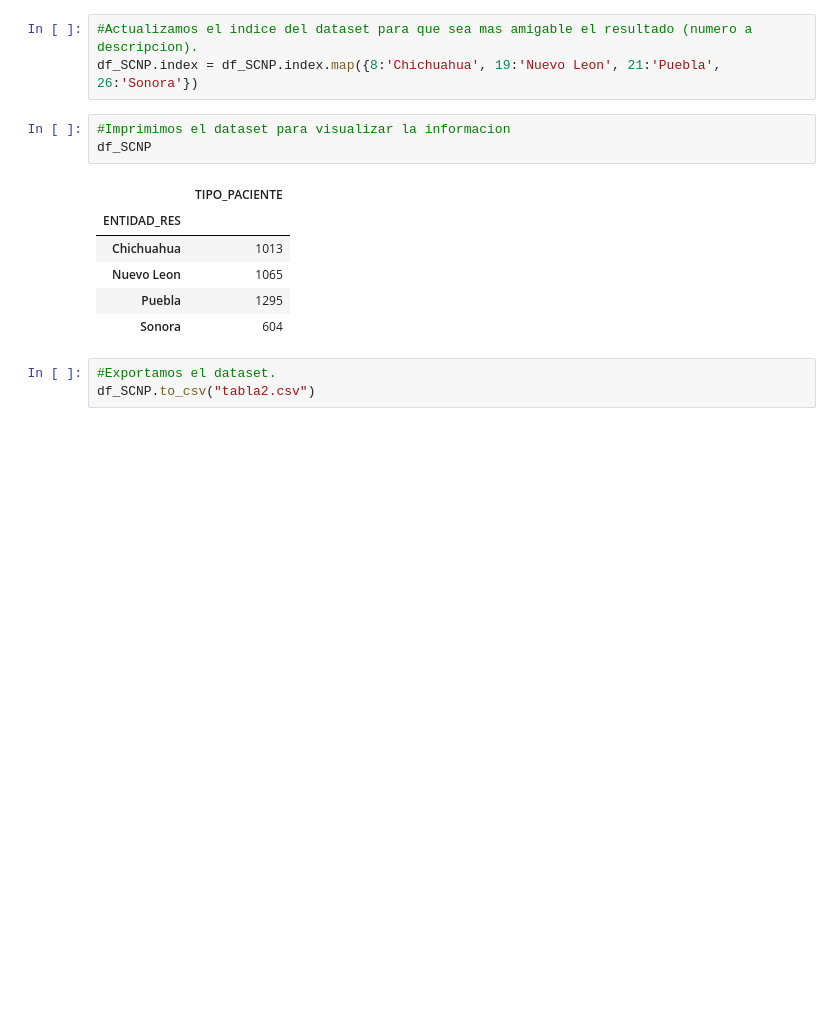
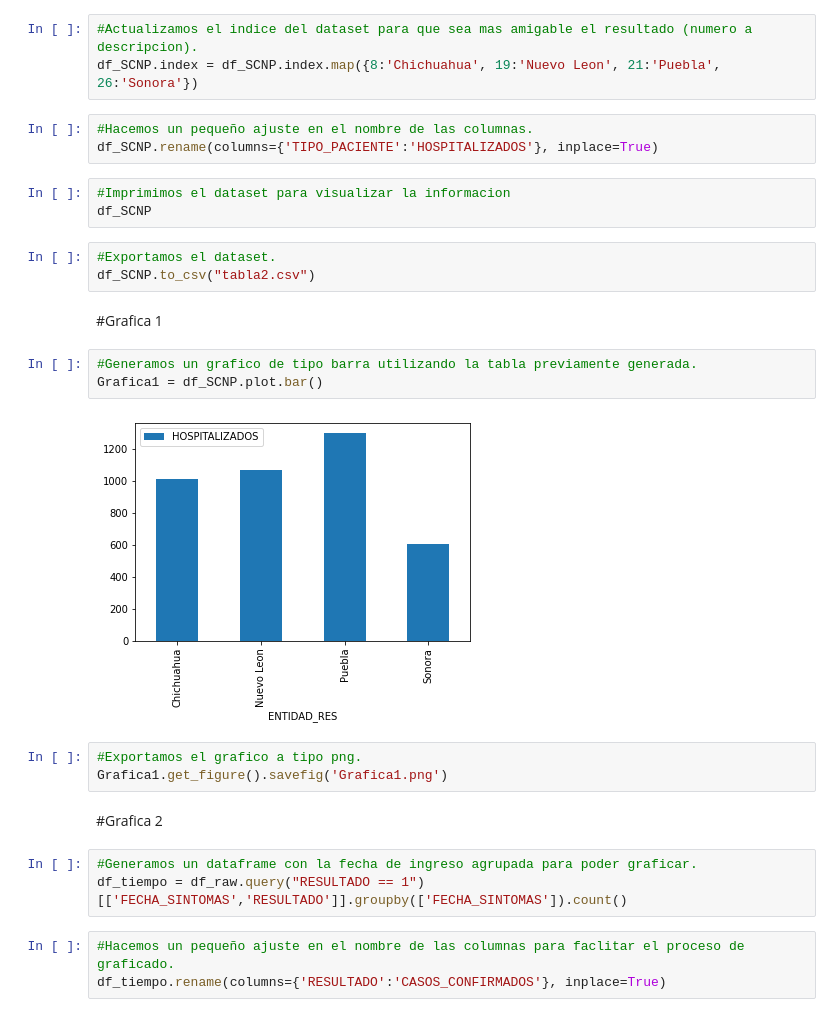
Before and after one commit to Igonzalezz/examen-prog, a Jupyter notebook: Examen_Irving_Gonzalez/Examen_MCD_Irving_Gonzalez.ipynb, the cells around one changed output. Drawn from its saved outputs; the diff is of its cells as text; blank space fills up the shorter version.

Commit message:
Graficos

```diff
--- a/Examen_Irving_Gonzalez/Examen_MCD_Irving_Gonzalez.ipynb
+++ b/Examen_Irving_Gonzalez/Examen_MCD_Irving_Gonzalez.ipynb
@@ -40,16 +40,30 @@ df_SCNP = df_raw.query("ENTIDAD_RES == [8,19,21,26] and TIPO_PACIENTE == 2")[['E
 # %%
 #Actualizamos el indice del dataset para que sea mas amigable el resultado (numero a descripcion).
 df_SCNP.index = df_SCNP.index.map({8:'Chichuahua', 19:'Nuevo Leon', 21:'Puebla', 26:'Sonora'})
+# %%
+#Hacemos un pequeño ajuste en el nombre de las columnas.
+df_SCNP.rename(columns={'TIPO_PACIENTE':'HOSPITALIZADOS'}, inplace=True)
 # %%
 #Imprimimos el dataset para visualizar la informacion
 df_SCNP
-# %% [output]
-|  | TIPO_PACIENTE |
-| ENTIDAD_RES |  |
-| Chichuahua | 1013 |
-| Nuevo Leon | 1065 |
-| Puebla | 1295 |
-| Sonora | 604 |
 # %%
 #Exportamos el dataset.
 df_SCNP.to_csv("tabla2.csv")
+# %% [markdown]
+#Grafica 1
+# %%
+#Generamos un grafico de tipo barra utilizando la tabla previamente generada.
+Grafica1 = df_SCNP.plot.bar()
+# %% [output]
+[figure, added]
+# %%
+#Exportamos el grafico a tipo png.
+Grafica1.get_figure().savefig('Grafica1.png')
+# %% [markdown]
+#Grafica 2
+# %%
+#Generamos un dataframe con la fecha de ingreso agrupada para poder graficar.
+df_tiempo = df_raw.query("RESULTADO == 1")[['FECHA_SINTOMAS','RESULTADO']].groupby(['FECHA_SINTOMAS']).count()
+# %%
+#Hacemos un pequeño ajuste en el nombre de las columnas para faclitar el proceso de graficado.
+df_tiempo.rename(columns={'RESULTADO':'CASOS_CONFIRMADOS'}, inplace=True)
```
Also changed, not shown: parts of 3 cells of this notebook, 2 other files.
